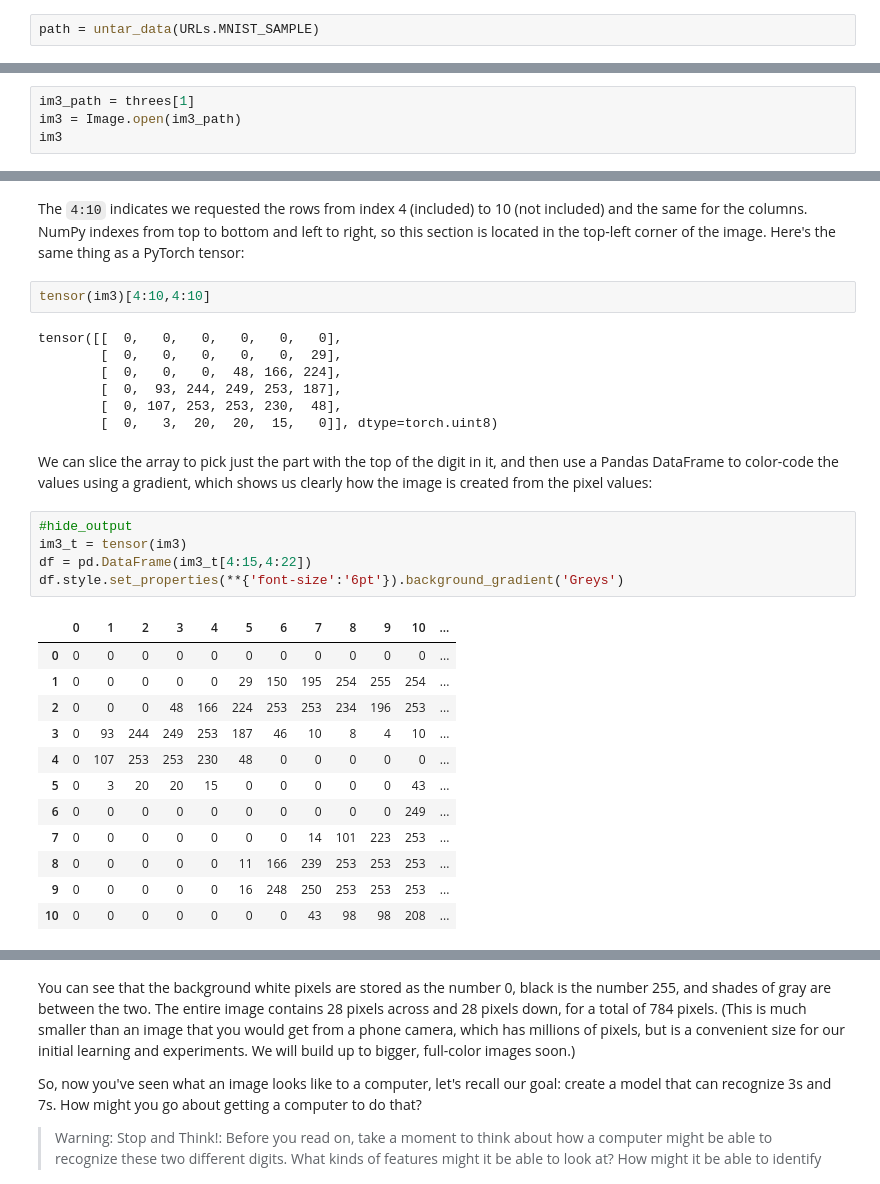
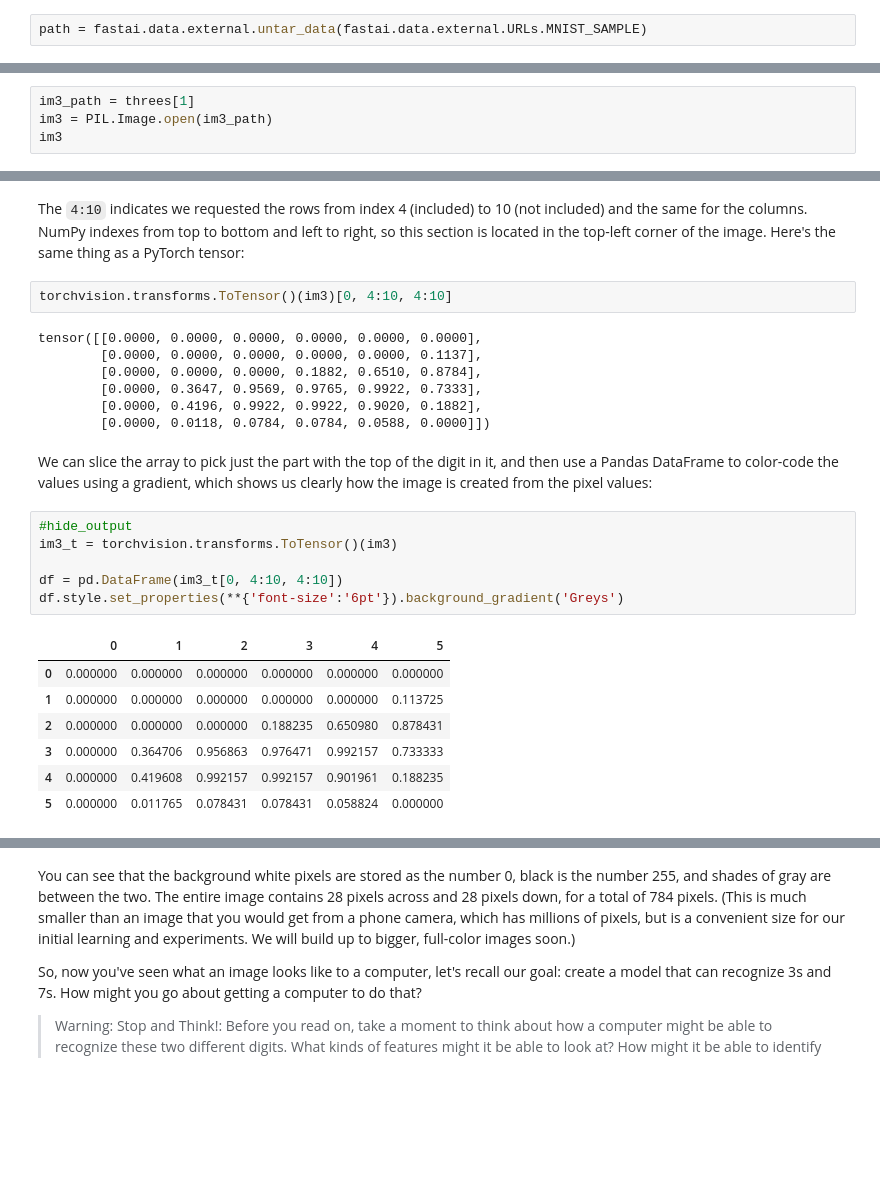
Before and after one commit to gguman/fastbook, a Jupyter notebook: 04_mnist_basics.ipynb, the cells around one changed output, grey strips where cells are left out. Cells and saved outputs as stored; diff of their text form; blank space fills up the shorter version.

```diff
--- a/04_mnist_basics.ipynb
+++ b/04_mnist_basics.ipynb
@@ -42,6 +48,6 @@ There is a lesson here for all of us! On your deep learning journey you will fac
 # %% [markdown]
 For this initial tutorial we are just going to try to create a model that can classify any image as a 3 or a 7. So let's download a sample of MNIST that contains images of just these digits:
 # %%
-path = untar_data(URLs.MNIST_SAMPLE)
+path = fastai.data.external.untar_data(fastai.data.external.URLs.MNIST_SAMPLE)
 # %%
 #hide
@@ -70,7 +76,7 @@ threes
 As we might expect, it's full of image files. Let’s take a look at one now. Here’s an image of a handwritten number 3, taken from the famous MNIST dataset of handwritten numbers:
 # %%
 im3_path = threes[1]
-im3 = Image.open(im3_path)
+im3 = PIL.Image.open(im3_path)
 im3
 # %% [output]
 [figure]
@@ -90,34 +115,30 @@ array([[  0,   0,   0,   0,   0,   0],
 # %% [markdown]
 The `4:10` indicates we requested the rows from index 4 (included) to 10 (not included) and the same for the columns. NumPy indexes from top to bottom and left to right, so this section is located in the top-left corner of the image. Here's the same thing as a PyTorch tensor:
 # %%
-tensor(im3)[4:10,4:10]
+torchvision.transforms.ToTensor()(im3)[0, 4:10, 4:10]
 # %% [output]
-tensor([[  0,   0,   0,   0,   0,   0],
-        [  0,   0,   0,   0,   0,  29],
-        [  0,   0,   0,  48, 166, 224],
-        [  0,  93, 244, 249, 253, 187],
-        [  0, 107, 253, 253, 230,  48],
-        [  0,   3,  20,  20,  15,   0]], dtype=torch.uint8)
+tensor([[0.0000, 0.0000, 0.0000, 0.0000, 0.0000, 0.0000],
+        [0.0000, 0.0000, 0.0000, 0.0000, 0.0000, 0.1137],
+        [0.0000, 0.0000, 0.0000, 0.1882, 0.6510, 0.8784],
+        [0.0000, 0.3647, 0.9569, 0.9765, 0.9922, 0.7333],
+        [0.0000, 0.4196, 0.9922, 0.9922, 0.9020, 0.1882],
+        [0.0000, 0.0118, 0.0784, 0.0784, 0.0588, 0.0000]])
 # %% [markdown]
 We can slice the array to pick just the part with the top of the digit in it, and then use a Pandas DataFrame to color-code the values using a gradient, which shows us clearly how the image is created from the pixel values:
 # %%
 #hide_output
-im3_t = tensor(im3)
-df = pd.DataFrame(im3_t[4:15,4:22])
+im3_t = torchvision.transforms.ToTensor()(im3)
+
+df = pd.DataFrame(im3_t[0, 4:10, 4:10])
 df.style.set_properties(**{'font-size':'6pt'}).background_gradient('Greys')
 # %% [output]
-|  | 0 | 1 | 2 | 3 | 4 | 5 | 6 | 7 | 8 | 9 | 10 | ... |
-| 0 | 0 | 0 | 0 | 0 | 0 | 0 | 0 | 0 | 0 | 0 | 0 | ... |
-| 1 | 0 | 0 | 0 | 0 | 0 | 29 | 150 | 195 | 254 | 255 | 254 | ... |
-| 2 | 0 | 0 | 0 | 48 | 166 | 224 | 253 | 253 | 234 | 196 | 253 | ... |
-| 3 | 0 | 93 | 244 | 249 | 253 | 187 | 46 | 10 | 8 | 4 | 10 | ... |
-| 4 | 0 | 107 | 253 | 253 | 230 | 48 | 0 | 0 | 0 | 0 | 0 | ... |
-| 5 | 0 | 3 | 20 | 20 | 15 | 0 | 0 | 0 | 0 | 0 | 43 | ... |
-| 6 | 0 | 0 | 0 | 0 | 0 | 0 | 0 | 0 | 0 | 0 | 249 | ... |
-| 7 | 0 | 0 | 0 | 0 | 0 | 0 | 0 | 14 | 101 | 223 | 253 | ... |
-| 8 | 0 | 0 | 0 | 0 | 0 | 11 | 166 | 239 | 253 | 253 | 253 | ... |
-| 9 | 0 | 0 | 0 | 0 | 0 | 16 | 248 | 250 | 253 | 253 | 253 | ... |
-| 10 | 0 | 0 | 0 | 0 | 0 | 0 | 0 | 43 | 98 | 98 | 208 | ... |
+|  | 0 | 1 | 2 | 3 | 4 | 5 |
+| 0 | 0.000000 | 0.000000 | 0.000000 | 0.000000 | 0.000000 | 0.000000 |
+| 1 | 0.000000 | 0.000000 | 0.000000 | 0.000000 | 0.000000 | 0.113725 |
+| 2 | 0.000000 | 0.000000 | 0.000000 | 0.188235 | 0.650980 | 0.878431 |
+| 3 | 0.000000 | 0.364706 | 0.956863 | 0.976471 | 0.992157 | 0.733333 |
+| 4 | 0.000000 | 0.419608 | 0.992157 | 0.992157 | 0.901961 | 0.188235 |
+| 5 | 0.000000 | 0.011765 | 0.078431 | 0.078431 | 0.058824 | 0.000000 |
 # %% [markdown]
 <img width="453" id="output_pd_pixels" src="images/att_00058.png">
 # %% [markdown]
```
Also changed, not shown: parts of 5 cells of this notebook.
